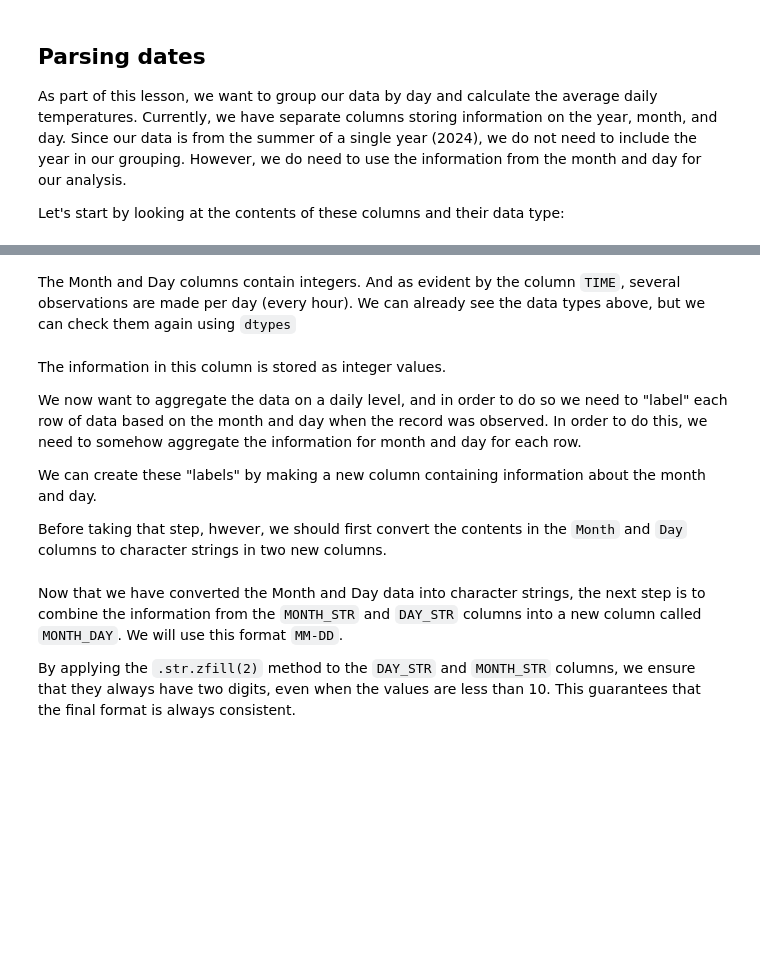
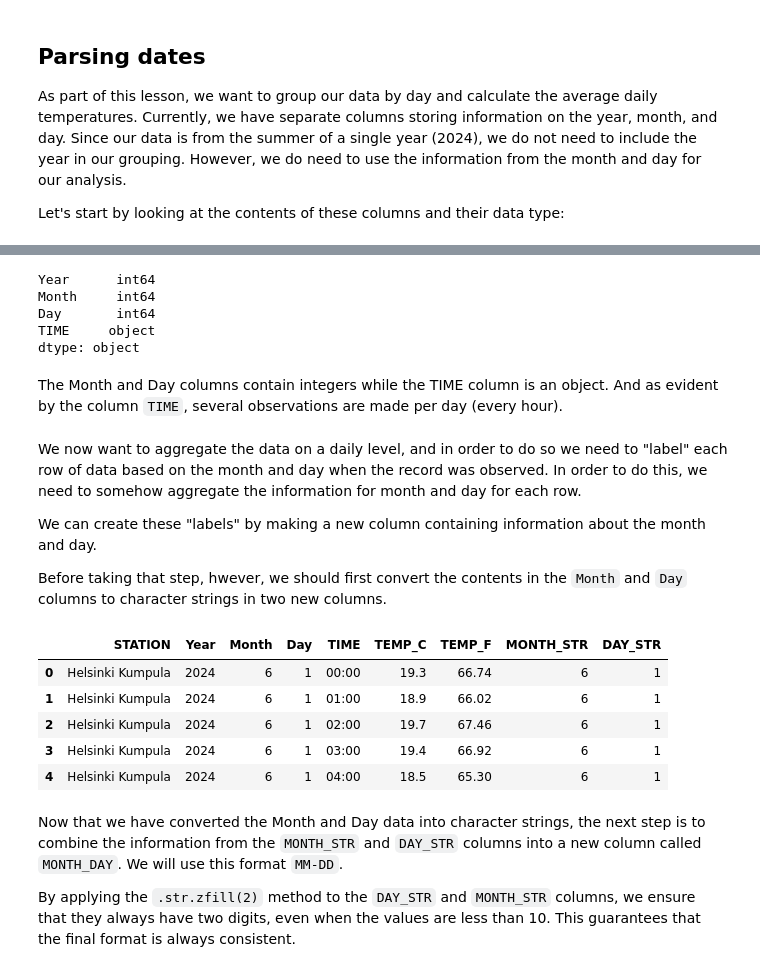
Before and after one commit to heattard/geo-python, a Jupyter notebook: source/notebooks/L6/advanced-data-processing-with-pandas.ipynb, the cells around one changed output, grey strips where cells are left out. Saved outputs shown, nothing was run; the diff lists cells and outputs as text; code cells hidden in the pictures; blank space fills up the shorter version.

```diff
--- a/source/notebooks/L6/advanced-data-processing-with-pandas.ipynb
+++ b/source/notebooks/L6/advanced-data-processing-with-pandas.ipynb
@@ -460,8 +488,14 @@ Let's start by looking at the contents of these columns and their data type:
+# %%
+data[["Year","Month","Day","TIME"]].dtypes
+# %% [output]
+Year      int64
+Month     int64
+Day       int64
+TIME     object
+dtype: object
 # %% [markdown]
-The Month and Day columns contain integers. And as evident by the column `TIME`, several observations are made per day (every hour). We can already see the data types above, but we can check them again using `dtypes`
+The Month and Day columns contain integers while the TIME column is an object. And as evident by the column `TIME`, several observations are made per day (every hour).
 # %% [markdown]
-The information in this column is stored as integer values.
-
 We now want to aggregate the data on a daily level, and in order to do so we need to "label" each row of data based on the month and day when the record was observed. In order to do this, we need to somehow aggregate the information for month and day for each row.
 
 We can create these "labels" by making a new column containing information about the month and day.
@@ -472,3 +504,14 @@ Before taking that step, hwever, we should first convert the contents in the `Mo
+# %%
+# Convert to string
+data[["MONTH_STR","DAY_STR"]] = data[["Month","Day"]].astype(str)
+data.head()
+# %% [output]
+|  | STATION | Year | Month | Day | TIME | TEMP_C | TEMP_F | MONTH_STR | DAY_STR |
+| 0 | Helsinki Kumpula | 2024 | 6 | 1 | 00:00 | 19.3 | 66.74 | 6 | 1 |
+| 1 | Helsinki Kumpula | 2024 | 6 | 1 | 01:00 | 18.9 | 66.02 | 6 | 1 |
+| 2 | Helsinki Kumpula | 2024 | 6 | 1 | 02:00 | 19.7 | 67.46 | 6 | 1 |
+| 3 | Helsinki Kumpula | 2024 | 6 | 1 | 03:00 | 19.4 | 66.92 | 6 | 1 |
+| 4 | Helsinki Kumpula | 2024 | 6 | 1 | 04:00 | 18.5 | 65.30 | 6 | 1 |
 # %% [markdown]
 Now that we have converted the Month and Day data into character strings, the next step is to combine the information from the `MONTH_STR` and `DAY_STR` columns into a new column called `MONTH_DAY`. We will use this format `MM-DD`.
 
```
Also changed, not shown: parts of 5 cells of this notebook.
